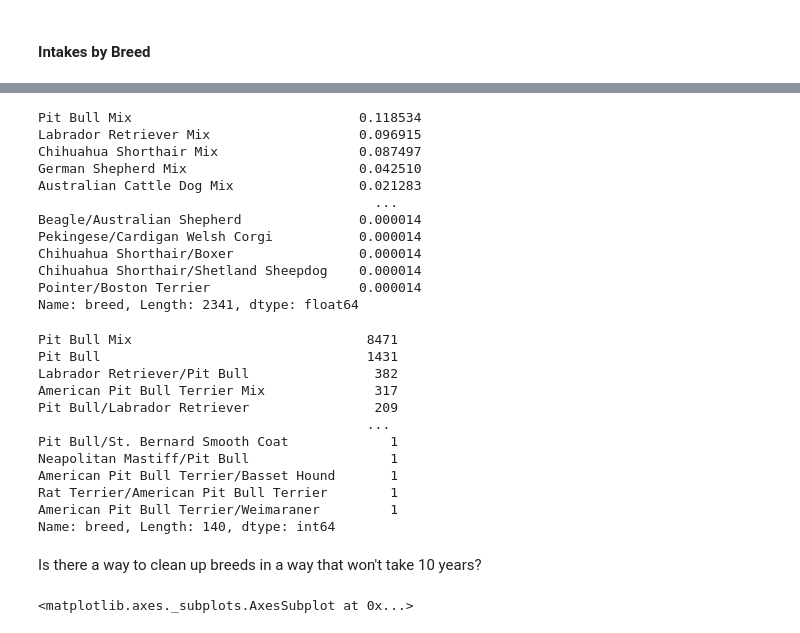
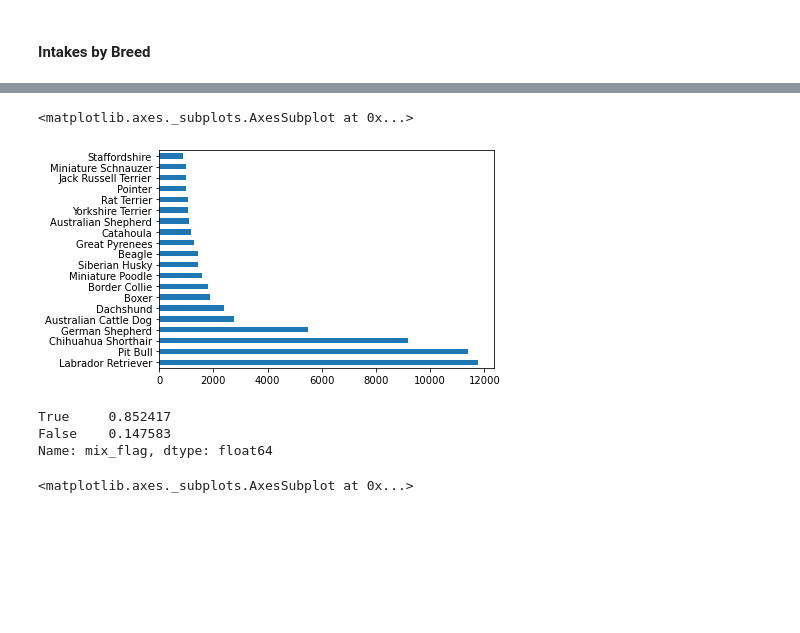
Before and after one commit to lordfrahnk/austin_shelter, a Jupyter notebook: notebooks/5 - Dogs Intakes EDA.ipynb, the cells around one changed output, grey strips where cells are left out. Cells and saved outputs as stored; diff of their text form; code cells hidden in the pictures; blank space fills up the shorter version.

```diff
--- a/notebooks/5 - Dogs Intakes EDA.ipynb
+++ b/notebooks/5 - Dogs Intakes EDA.ipynb
@@ -34,35 +57,15 @@ dogs.set_index('datetime').sort_index()
+# %%
+# Most common component of breed
+pd.concat([dogs['breed_1'], dogs['breed_2']]).value_counts().head(20).plot(kind='barh')
+# %% [output]
+<matplotlib.axes._subplots.AxesSubplot at 0x...>
+[figure, added]
 # %%
-dogs['breed'].value_counts(normalize=True)
+dogs['mix_flag'].value_counts(normalize=True)
 # %% [output]
-Pit Bull Mix                             0.118534
-Labrador Retriever Mix                   0.096915
-Chihuahua Shorthair Mix                  0.087497
-German Shepherd Mix                      0.042510
-Australian Cattle Dog Mix                0.021283
-                                           ...
-Beagle/Australian Shepherd               0.000014
-Pekingese/Cardigan Welsh Corgi           0.000014
-Chihuahua Shorthair/Boxer                0.000014
-Chihuahua Shorthair/Shetland Sheepdog    0.000014
-Pointer/Boston Terrier                   0.000014
-Name: breed, Length: 2341, dtype: float64
+True     0.852417
+False    0.147583
+Name: mix_flag, dtype: float64
-# %%
-dogs[dogs['breed'].str.contains('Pit')]['breed'].value_counts()
-# %% [output]
-Pit Bull Mix                              8471
-Pit Bull                                  1431
-Labrador Retriever/Pit Bull                382
-American Pit Bull Terrier Mix              317
-Pit Bull/Labrador Retriever                209
-                                          ...
-Pit Bull/St. Bernard Smooth Coat             1
-Neapolitan Mastiff/Pit Bull                  1
-American Pit Bull Terrier/Basset Hound       1
-Rat Terrier/American Pit Bull Terrier        1
-American Pit Bull Terrier/Weimaraner         1
-Name: breed, Length: 140, dtype: int64
-# %% [markdown]
-Is there a way to clean up breeds in a way that won't take 10 years?
 # %%
 dogs['color'].value_counts(normalize=True).head(10).plot(kind='barh')
 # %% [output]
```
Also changed, not shown: parts of 8 cells of this notebook.
